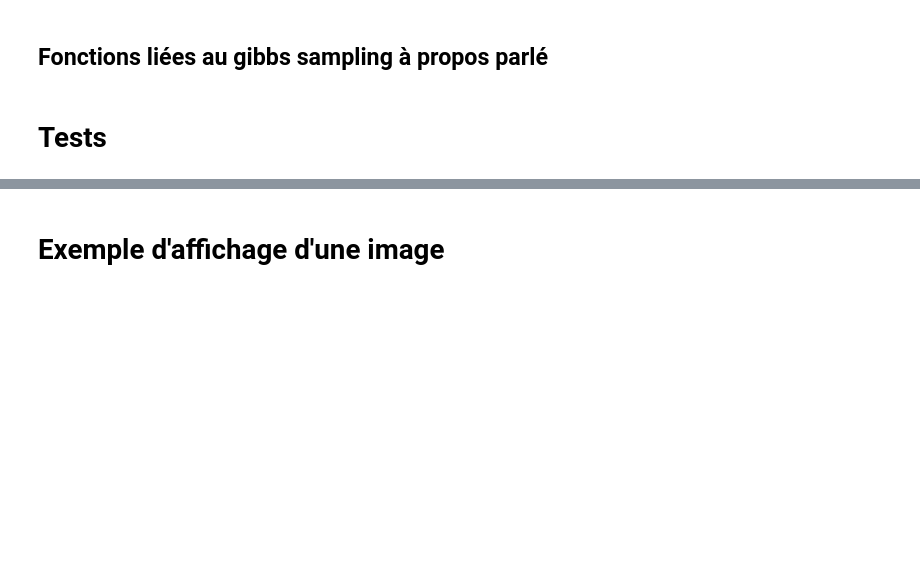
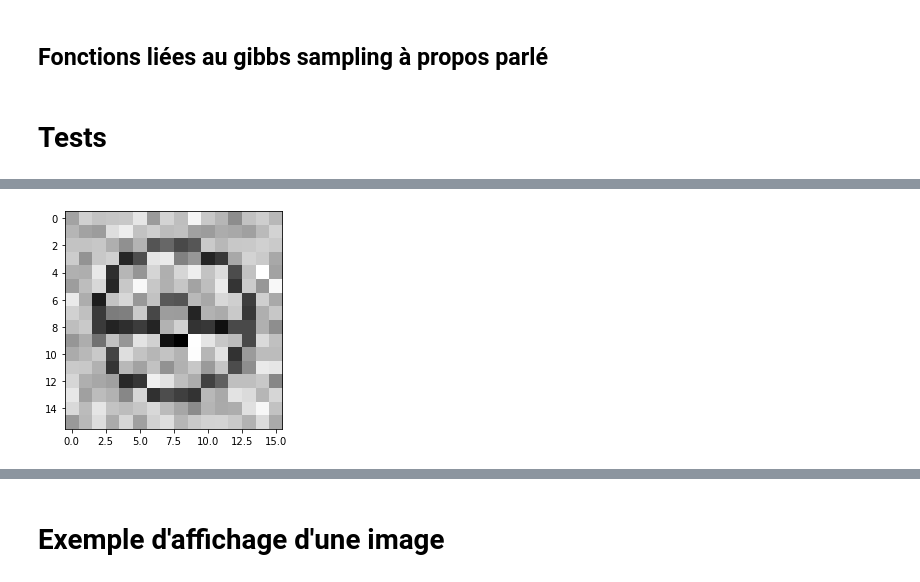
Before and after one commit to gvermersch/Ising_MC, a Jupyter notebook: MAIN.ipynb, the cells around one changed output, grey strips where cells are left out. Drawn from its saved outputs; the diff is of its cells as text; code cells hidden in the pictures; blank space fills up the shorter version.

```diff
--- a/MAIN.ipynb
+++ b/MAIN.ipynb
@@ -197,0 +209,4 @@ pairs
+# %%
+create_noised_image("data/poke.png", "poke_noise", TAU= 0.2)
+# %% [output]
+[figure, added]
```
Also changed, not shown: parts of 16 cells of this notebook.
